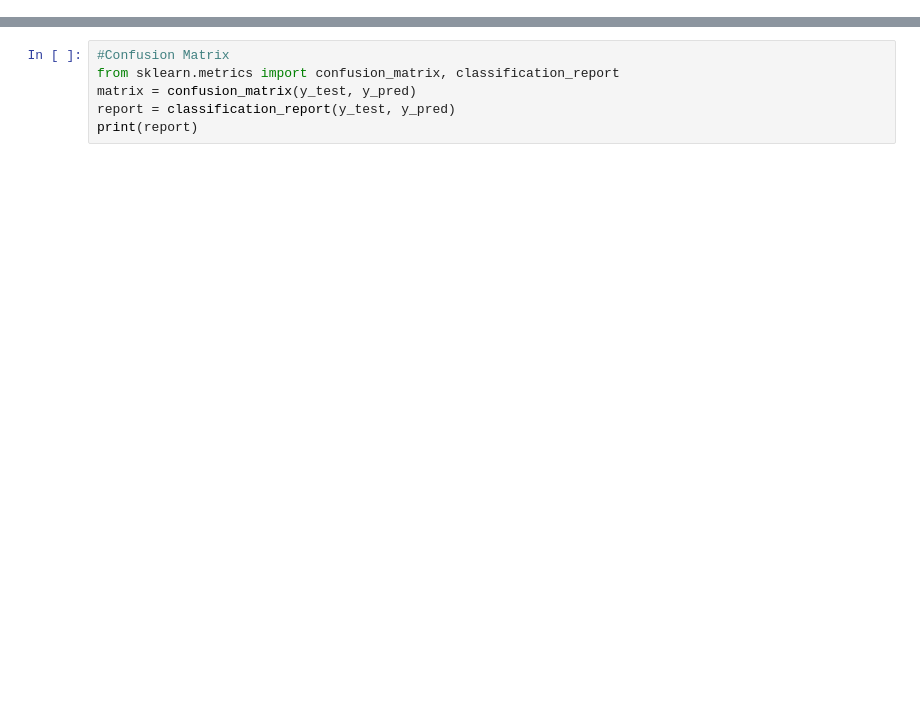
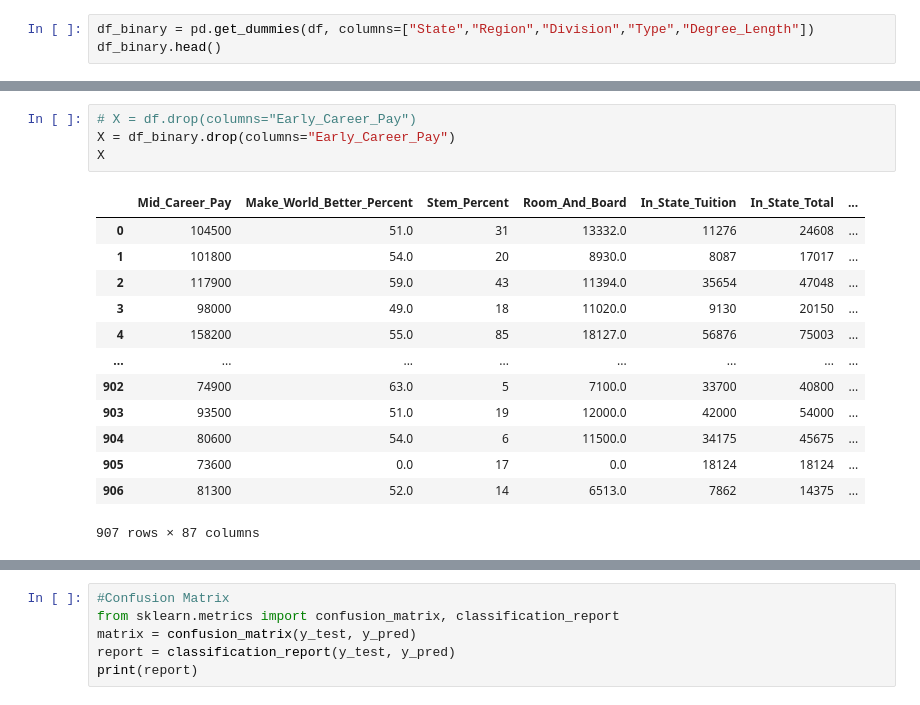
Before and after one commit to razon7/Group-Project, a Jupyter notebook: Linear_Regression_Model.ipynb, the cells around one changed output, grey strips where cells are left out. Saved outputs shown, nothing was run; the diff lists cells and outputs as text; blank space fills up the shorter version.

```diff
--- a/Linear_Regression_Model.ipynb
+++ b/Linear_Regression_Model.ipynb
@@ -47,0 +99,3 @@ X[:5]
+# %%
+df_binary = pd.get_dummies(df, columns=["State","Region","Division","Type","Degree_Length"])
+df_binary.head()
@@ -48,2 +125,20 @@ X[:5]
+# %%
+# X = df.drop(columns="Early_Career_Pay")
+X = df_binary.drop(columns="Early_Career_Pay")
+X
+# %% [output]
+|  | Mid_Career_Pay | Make_World_Better_Percent | Stem_Percent | Room_And_Board | In_State_Tuition | In_State_Total | ... |
+| 0 | 104500 | 51.0 | 31 | 13332.0 | 11276 | 24608 | ... |
+| 1 | 101800 | 54.0 | 20 | 8930.0 | 8087 | 17017 | ... |
+| 2 | 117900 | 59.0 | 43 | 11394.0 | 35654 | 47048 | ... |
+| 3 | 98000 | 49.0 | 18 | 11020.0 | 9130 | 20150 | ... |
+| 4 | 158200 | 55.0 | 85 | 18127.0 | 56876 | 75003 | ... |
+| ... | ... | ... | ... | ... | ... | ... | ... |
+| 902 | 74900 | 63.0 | 5 | 7100.0 | 33700 | 40800 | ... |
+| 903 | 93500 | 51.0 | 19 | 12000.0 | 42000 | 54000 | ... |
+| 904 | 80600 | 54.0 | 6 | 11500.0 | 34175 | 45675 | ... |
+| 905 | 73600 | 0.0 | 17 | 0.0 | 18124 | 18124 | ... |
+| 906 | 81300 | 52.0 | 14 | 6513.0 | 7862 | 14375 | ... |
+907 rows × 87 columns
 # %%
 X.shape
```
Also changed, not shown: parts of 26 cells of this notebook.
